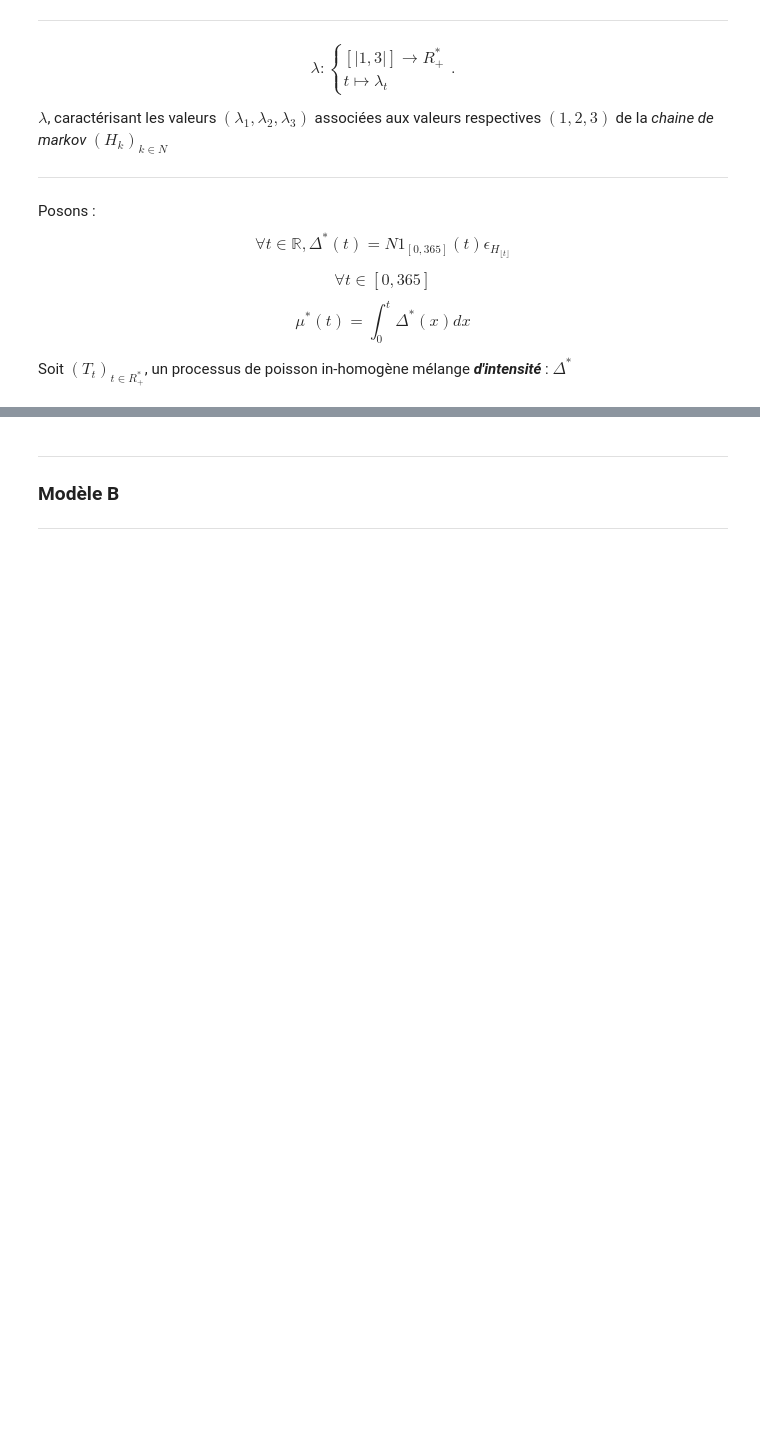
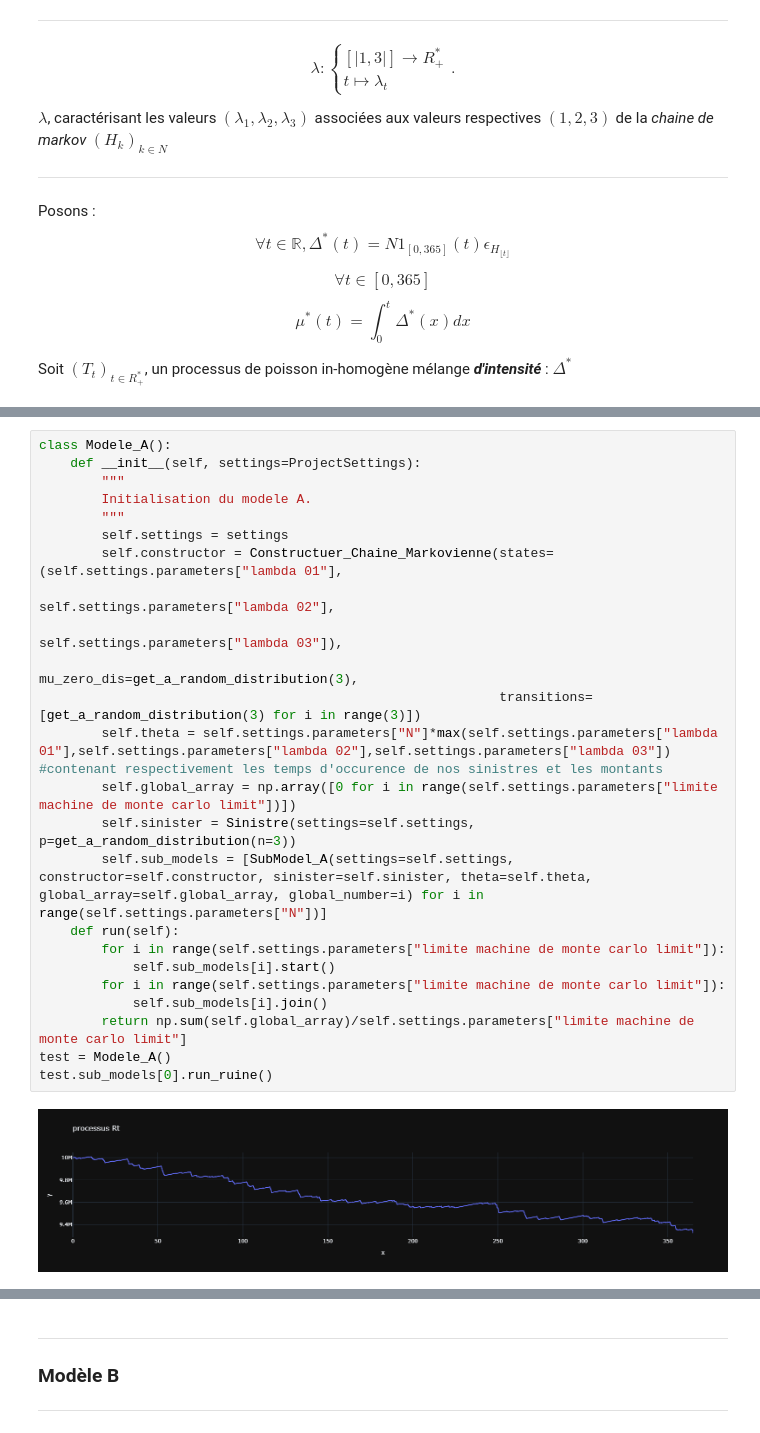
Before and after one commit to LaboiteNoire/techniques-de-simulations-, a Jupyter notebook: main.ipynb, the cells around one changed output, grey strips where cells are left out. Drawn from its saved outputs; the diff is of its cells as text; blank space fills up the shorter version.

```diff
--- a/main.ipynb
+++ b/main.ipynb
@@ -310,0 +378,26 @@ current state : 0.6232564490837088
+# %%
+class Modele_A():
+    def __init__(self, settings=ProjectSettings):
+        """
+        Initialisation du modele A.
+        """
+        self.settings = settings
+        self.constructor = Constructuer_Chaine_Markovienne(states=(self.settings.parameters["lambda 01"],
+                                                                   self.settings.parameters["lambda 02"],
+                                                                   self.settings.parameters["lambda 03"]),
+                                                           mu_zero_dis=get_a_random_distribution(3),
+                                                           transitions=[get_a_random_distribution(3) for i in range(3)])
+        self.theta = self.settings.parameters["N"]*max(self.settings.parameters["lambda 01"],self.settings.parameters["lambda 02"],self.settings.parameters["lambda 03"]) #contenant respectivement les temps d'occurence de nos sinistres et les montants
+        self.global_array = np.array([0 for i in range(self.settings.parameters["limite machine de monte carlo limit"])])
+        self.sinister = Sinistre(settings=self.settings, p=get_a_random_distribution(n=3))
+        self.sub_models = [SubModel_A(settings=self.settings, constructor=self.constructor, sinister=self.sinister, theta=self.theta, global_array=self.global_array, global_number=i) for i in range(self.settings.parameters["N"])]
+    def run(self):
+        for i in range(self.settings.parameters["limite machine de monte carlo limit"]):
+            self.sub_models[i].start()
+        for i in range(self.settings.parameters["limite machine de monte carlo limit"]):
+            self.sub_models[i].join()
+        return np.sum(self.global_array)/self.settings.parameters["limite machine de monte carlo limit"]
+test = Modele_A()
+test.sub_models[0].run_ruine()
+# %% [output]
+[figure, added]
```
Also changed, not shown: parts of 19 cells of this notebook, 10 other files.
